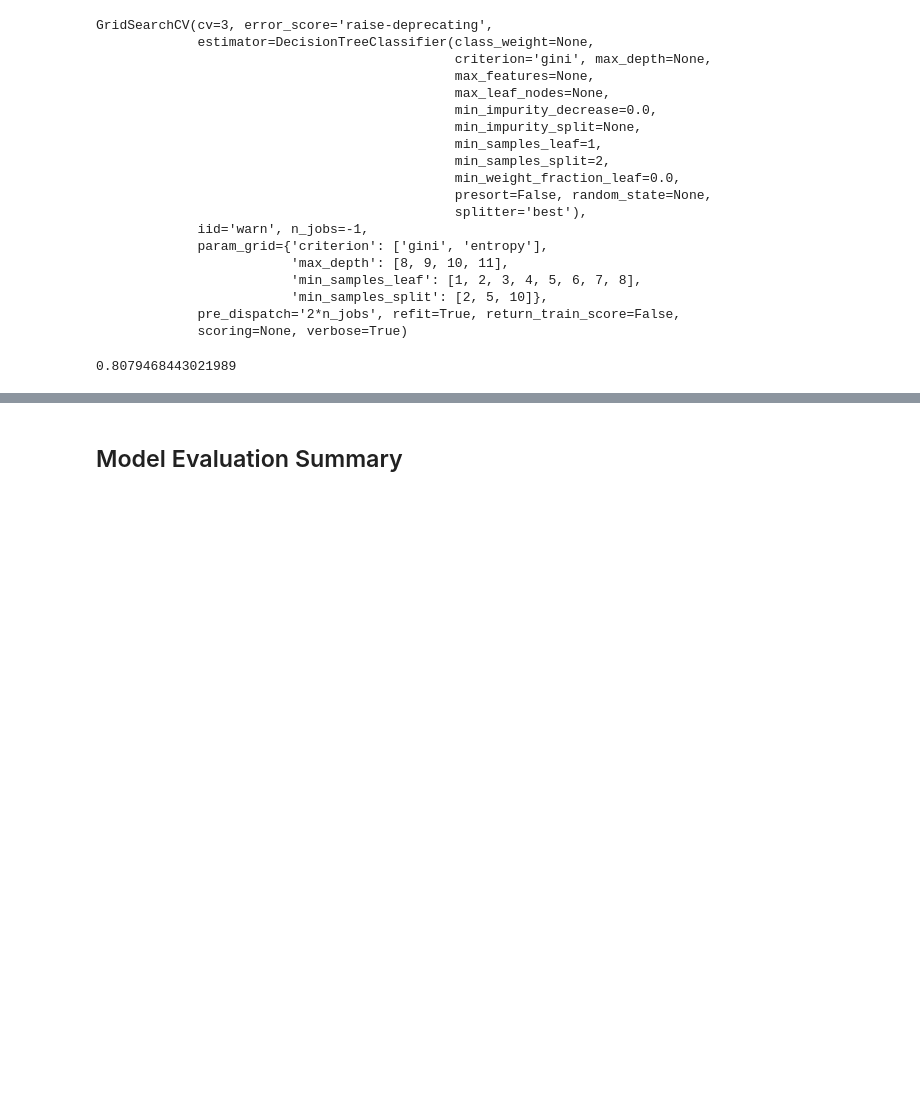
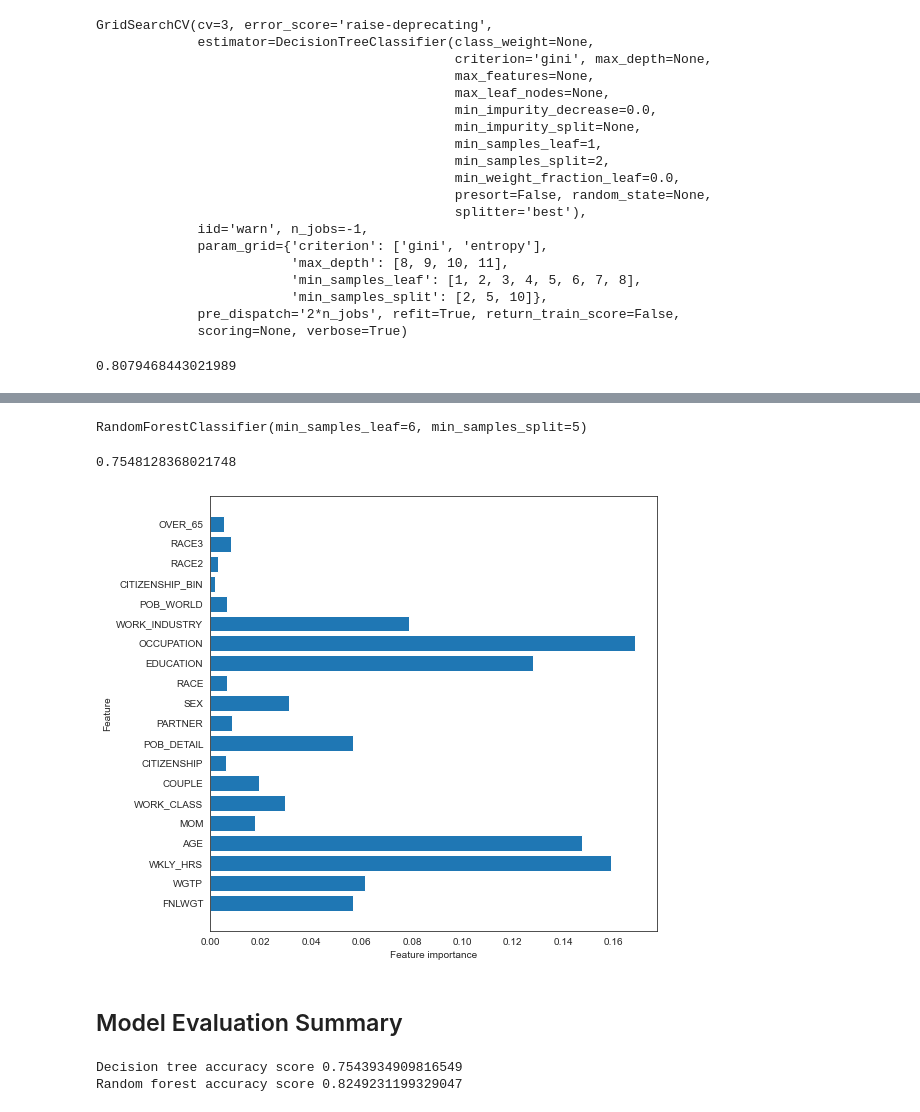
Before and after one commit to cierra4prez/Census_Income_Model, a Jupyter notebook: census_income_2019_EDA.ipynb, the cells around one changed output, grey strips where cells are left out. Drawn from its saved outputs; the diff is of its cells as text; code cells hidden in the pictures; blank space fills up the shorter version.

```diff
--- a/census_income_2019_EDA.ipynb
+++ b/census_income_2019_EDA.ipynb
@@ -781,4 +746,6 @@ plot_feature_imporances(dt_)
 # %%
-# rf_clf = RandomForestClassifier(criterion = 'gini', min_samples_split = 5, min_samples_leaf = 6)
-# rf_clf.fit(X_train, y_train)
+rf_clf = RandomForestClassifier(criterion= 'gini', n_estimators=100, min_samples_leaf=6, min_samples_split=5)
+rf_clf.fit(X_train, y_train)
+# %% [output]
+RandomForestClassifier(min_samples_leaf=6, min_samples_split=5)
 # %%
@@ -797,2 +755,10 @@ plot_feature_imporances(dt_)
+# %%
+rf_clf_score
+# %% [output]
+0.7548128368021748
+# %%
+plot_feature_imporances(rf_clf)
+# %% [output]
+[figure, added]
 # %% [markdown]
 ## Model Evaluation Summary
@@ -807,0 +765,6 @@ plot_feature_imporances(dt_)
+# %%
+print("Decision tree accuracy score", tree_score)
+print("Random forest accuracy score", rf_clf_score)
+# %% [output]
+Decision tree accuracy score 0.7543934909816549
+Random forest accuracy score 0.8249231199329047
```
Also changed, not shown: parts of 34 cells of this notebook.
